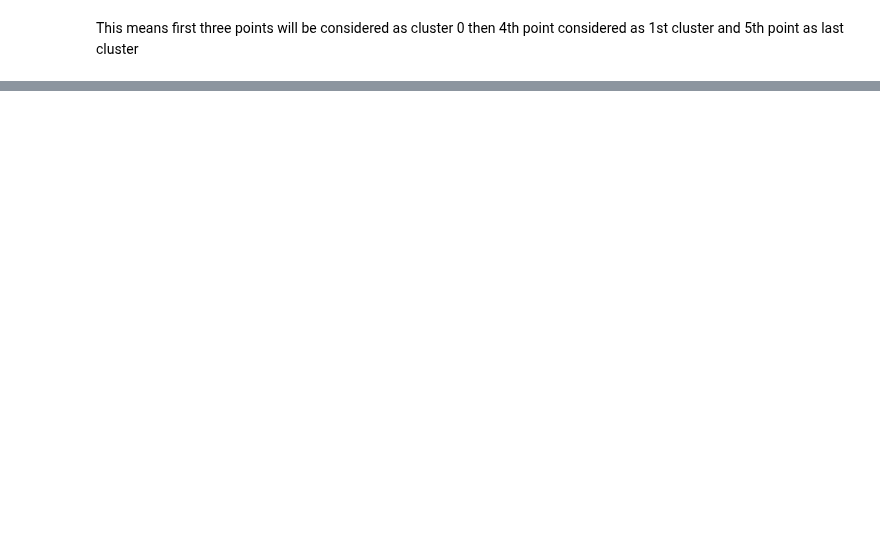
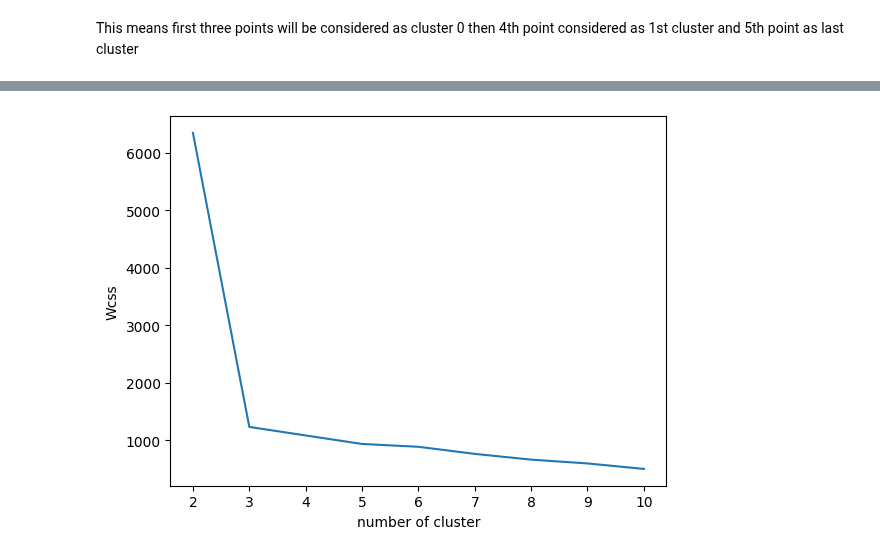
Before and after one commit to FairozAhmadSheikh/ML_bootcamp, a Jupyter notebook: Implementation/Clustering.ipynb, the cells around one changed output, grey strips where cells are left out. Saved outputs shown, nothing was run; the diff lists cells and outputs as text; code cells hidden in the pictures; blank space fills up the shorter version.

```diff
--- a/Implementation/Clustering.ipynb
+++ b/Implementation/Clustering.ipynb
@@ -29,0 +110,8 @@ datawithlabels
+# %%
+plt.plot(range(2,11),wcss)
+plt.xticks(range(2,11))
+plt.xlabel('number of cluster')
+plt.ylabel('Wcss')
+plt.show()
+# %% [output]
+[figure, added]
```
Also changed, not shown: parts of 11 cells of this notebook.
